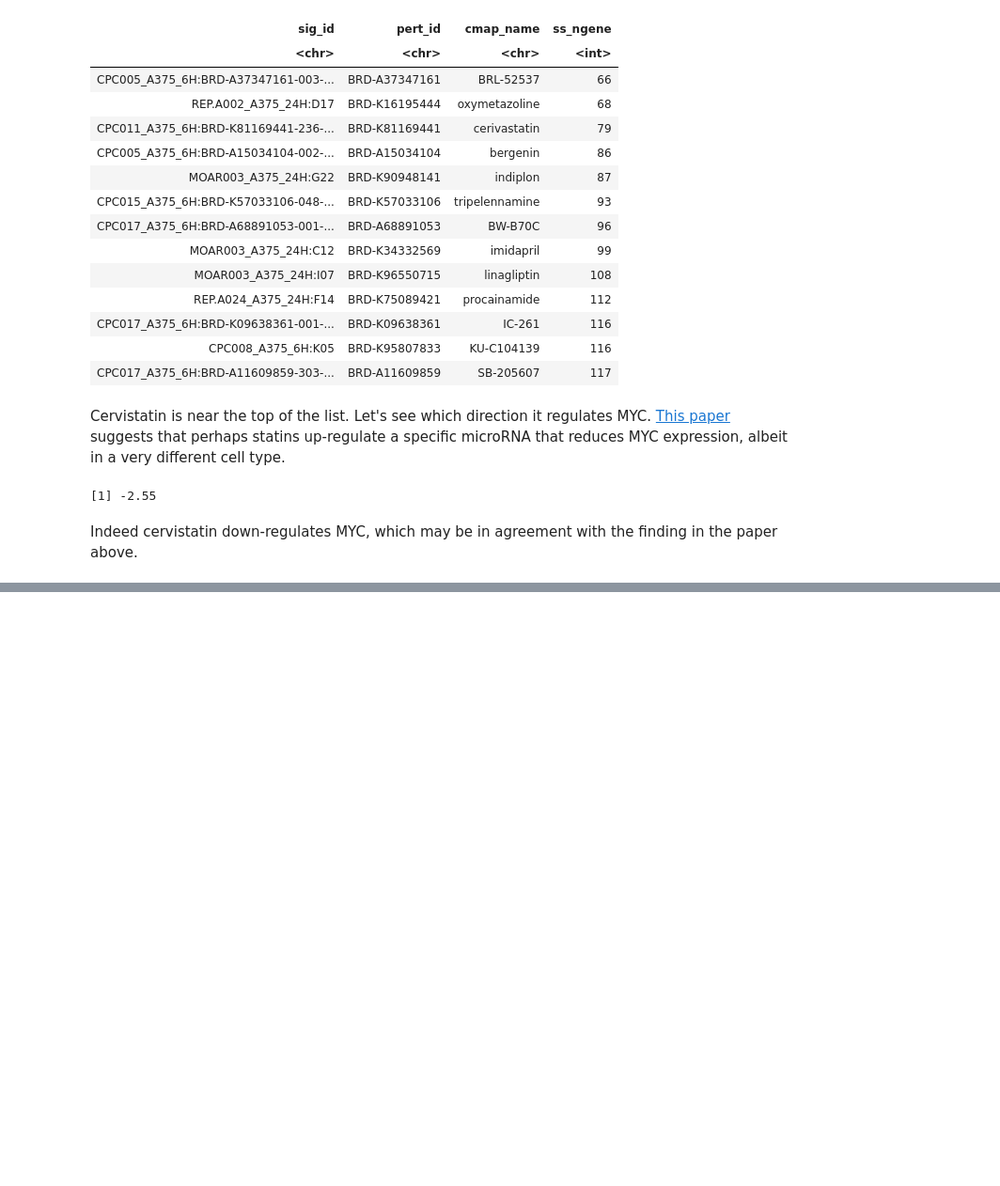
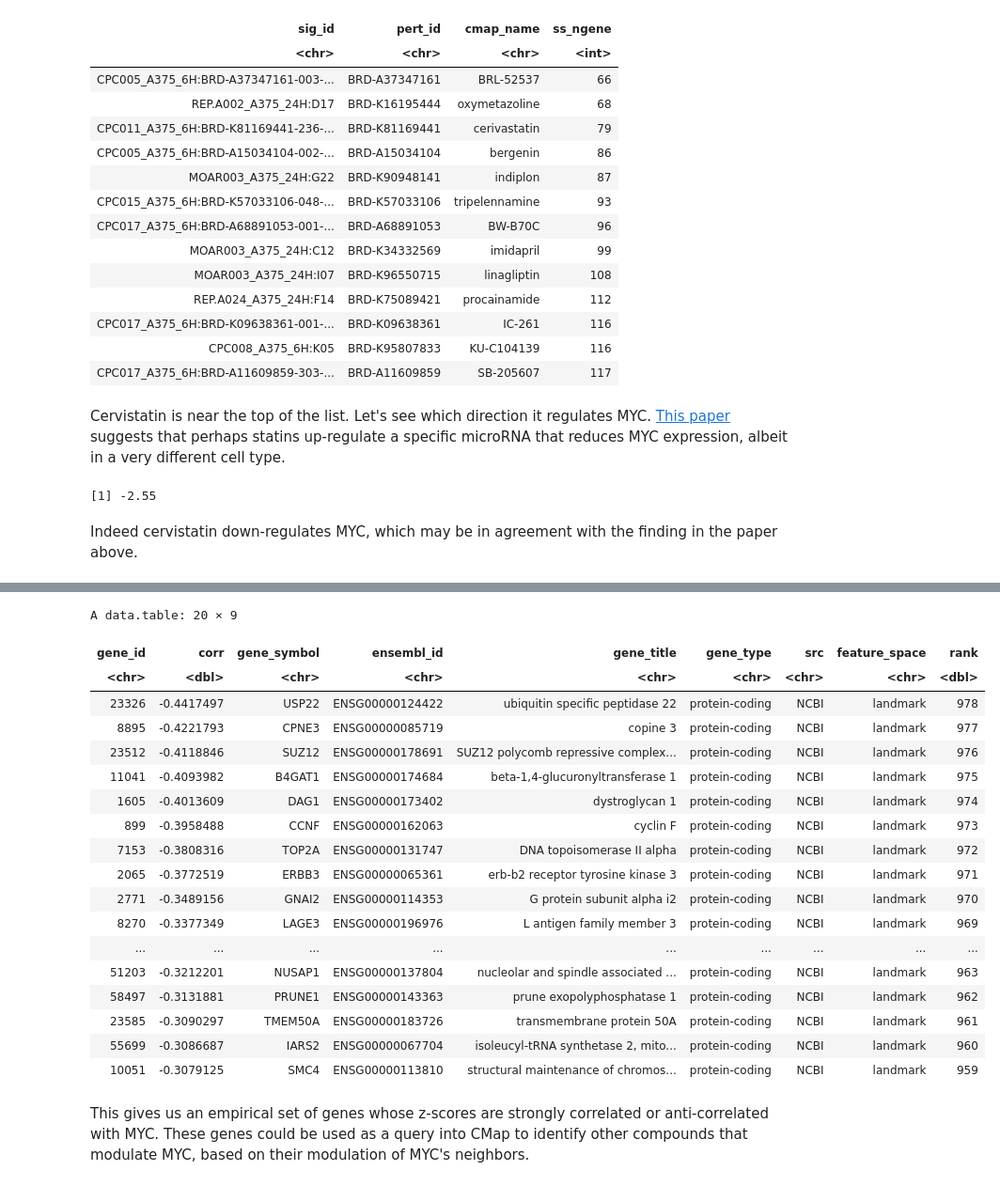
Before and after one commit to cmap/lincs-workshop-2020, a Jupyter notebook: notebooks/gene_expression/Gene_modulation.ipynb, the cells around one changed output, grey strips where cells are left out. Shown at 94% size. Drawn from its saved outputs; the diff is of its cells as text; code cells hidden in the pictures; blank space fills up the shorter version.

```diff
--- a/notebooks/gene_expression/Gene_modulation.ipynb
+++ b/notebooks/gene_expression/Gene_modulation.ipynb
@@ -290,0 +368,24 @@ Indeed cervistatin down-regulates MYC, which may be in agreement with the findin
+# %%
+myc_corr_df[order(rank, decreasing = T)][1:20]
+# %% [output]
+A data.table: 20 × 9
+| gene_id | corr | gene_symbol | ensembl_id | gene_title | gene_type | src | feature_space | rank |
+| <chr> | <dbl> | <chr> | <chr> | <chr> | <chr> | <chr> | <chr> | <dbl> |
+| 23326 | -0.4417497 | USP22 | ENSG00000124422 | ubiquitin specific peptidase 22 | protein-coding | NCBI | landmark | 978 |
+| 8895 | -0.4221793 | CPNE3 | ENSG00000085719 | copine 3 | protein-coding | NCBI | landmark | 977 |
+| 23512 | -0.4118846 | SUZ12 | ENSG00000178691 | SUZ12 polycomb repressive complex... | protein-coding | NCBI | landmark | 976 |
+| 11041 | -0.4093982 | B4GAT1 | ENSG00000174684 | beta-1,4-glucuronyltransferase 1 | protein-coding | NCBI | landmark | 975 |
+| 1605 | -0.4013609 | DAG1 | ENSG00000173402 | dystroglycan 1 | protein-coding | NCBI | landmark | 974 |
+| 899 | -0.3958488 | CCNF | ENSG00000162063 | cyclin F | protein-coding | NCBI | landmark | 973 |
+| 7153 | -0.3808316 | TOP2A | ENSG00000131747 | DNA topoisomerase II alpha | protein-coding | NCBI | landmark | 972 |
+| 2065 | -0.3772519 | ERBB3 | ENSG00000065361 | erb-b2 receptor tyrosine kinase 3 | protein-coding | NCBI | landmark | 971 |
+| 2771 | -0.3489156 | GNAI2 | ENSG00000114353 | G protein subunit alpha i2 | protein-coding | NCBI | landmark | 970 |
+| 8270 | -0.3377349 | LAGE3 | ENSG00000196976 | L antigen family member 3 | protein-coding | NCBI | landmark | 969 |
+| ... | ... | ... | ... | ... | ... | ... | ... | ... |
+| 51203 | -0.3212201 | NUSAP1 | ENSG00000137804 | nucleolar and spindle associated ... | protein-coding | NCBI | landmark | 963 |
+| 58497 | -0.3131881 | PRUNE1 | ENSG00000143363 | prune exopolyphosphatase 1 | protein-coding | NCBI | landmark | 962 |
+| 23585 | -0.3090297 | TMEM50A | ENSG00000183726 | transmembrane protein 50A | protein-coding | NCBI | landmark | 961 |
+| 55699 | -0.3086687 | IARS2 | ENSG00000067704 | isoleucyl-tRNA synthetase 2, mito... | protein-coding | NCBI | landmark | 960 |
+| 10051 | -0.3079125 | SMC4 | ENSG00000113810 | structural maintenance of chromos... | protein-coding | NCBI | landmark | 959 |
+# %% [markdown]
+This gives us an empirical set of genes whose z-scores are  strongly correlated or anti-correlated with MYC. These genes could be used as a query into CMap to identify other compounds that modulate MYC, based on their modulation of MYC's neighbors.
```
Also changed, not shown: parts of 15 cells of this notebook.
